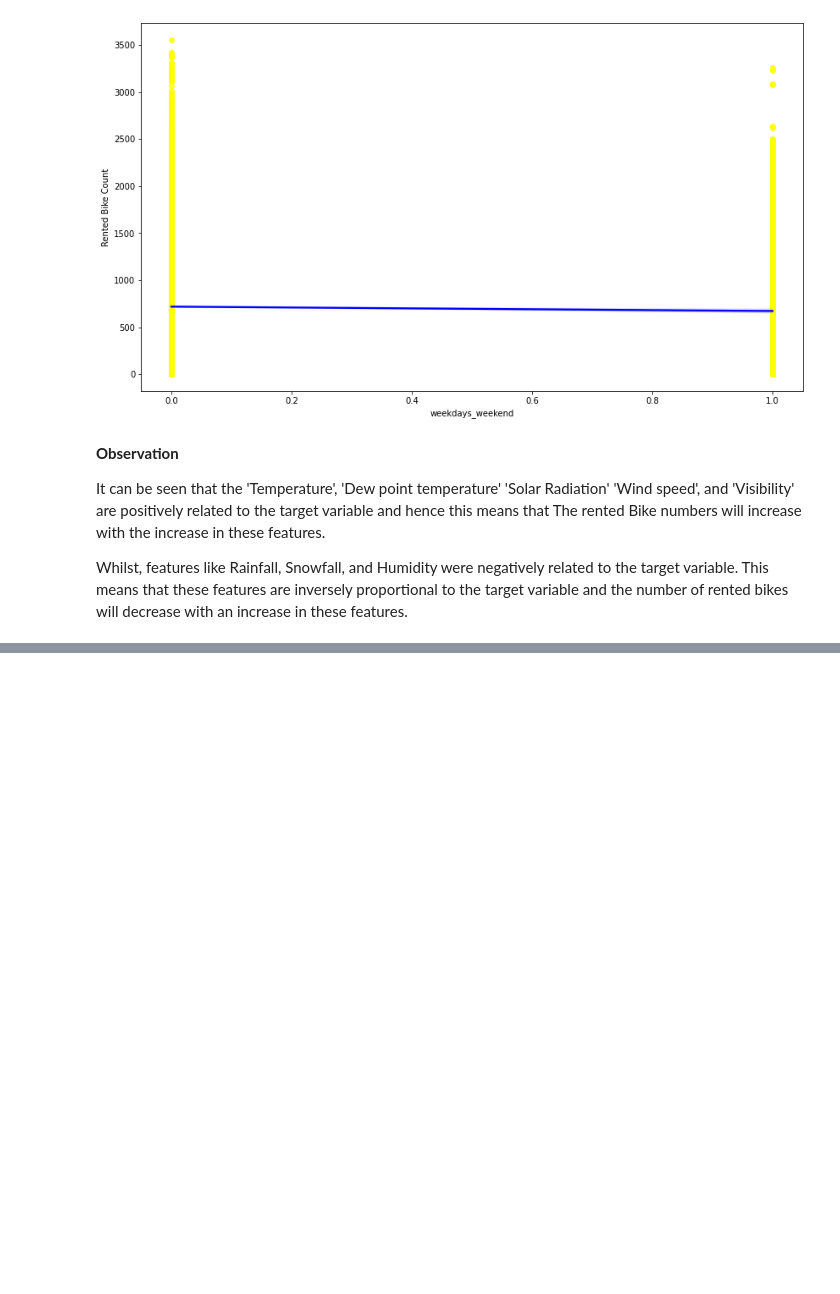
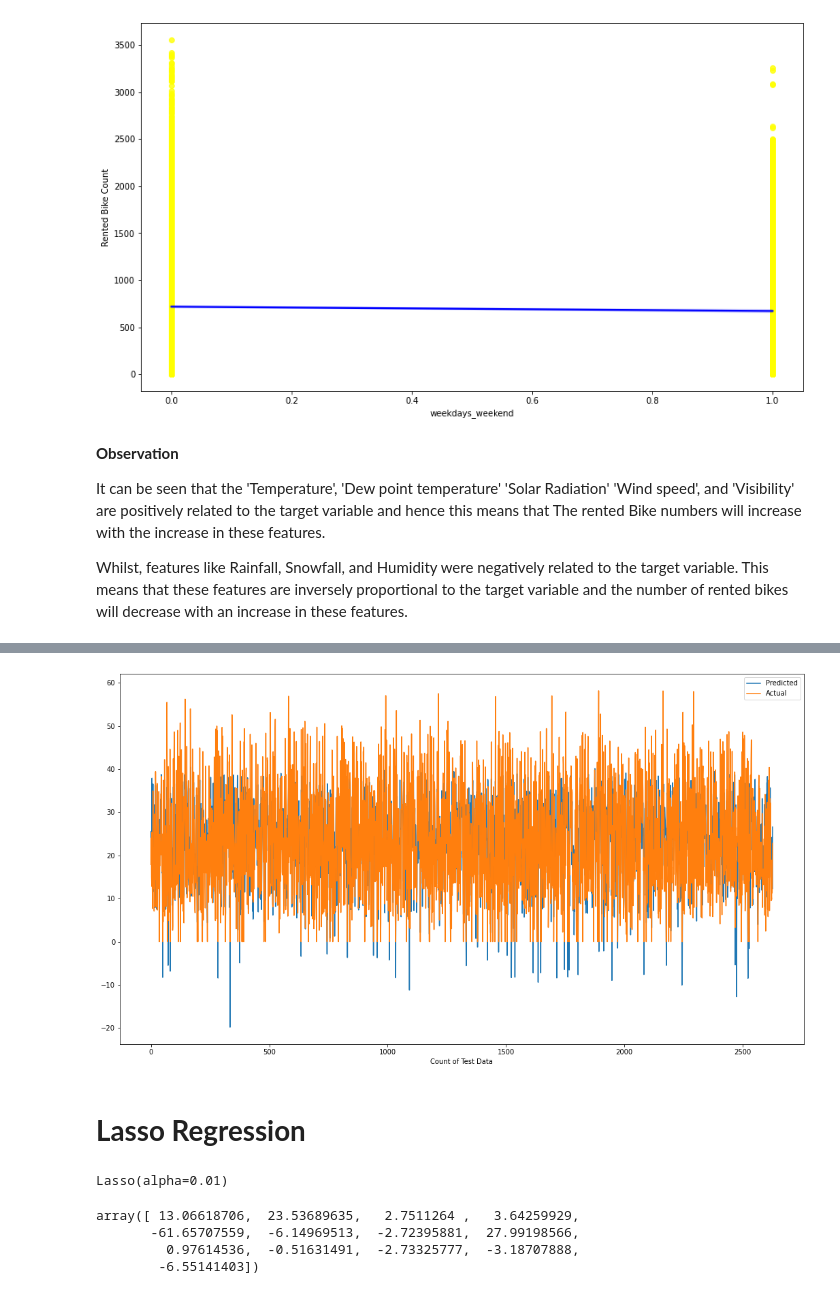
Before and after one commit to Amit-Singh-Rajput/Bike-Sharing-Demand-Prediction, a Jupyter notebook: Bike_Sharing_Demand_Prediction_Solution_Capstone_Project.ipynb, the cells around one changed output, grey strips where cells are left out. Drawn from its saved outputs; the diff is of its cells as text; code cells hidden in the pictures; blank space fills up the shorter version.

```diff
--- a/Bike_Sharing_Demand_Prediction_Solution_Capstone_Project.ipynb
+++ b/Bike_Sharing_Demand_Prediction_Solution_Capstone_Project.ipynb
@@ -694,0 +1029,11 @@ Whilst, features like Rainfall, Snowfall, and Humidity were negatively related t
+# %%
+plt.figure(figsize=(18,10))
+plt.plot(y_pred_test)
+plt.plot(np.array(y_test))
+plt.legend(["Predicted","Actual"])
+plt.xlabel('Count of Test Data')
+plt.show()
+# %% [output]
+[figure, added]
+# %% [markdown]
+# **Lasso Regression**
@@ -694,0 +1043,13 @@ Whilst, features like Rainfall, Snowfall, and Humidity were negatively related t
+# %%
+# Fitting and training the model
+lasso_reg.fit(X_train,y_train)
+# %% [output]
+Lasso(alpha=0.01)
+# %%
+# Checking coefficient
+lasso_reg.coef_
+# %% [output]
+array([ 13.06618706,  23.53689635,   2.7511264 ,   3.64259929,
+       -61.65707559,  -6.14969513,  -2.72395881,  27.99198566,
+         0.97614536,  -0.51631491,  -2.73325777,  -3.18707888,
+        -6.55141403])
```
Also changed, not shown: parts of 63 cells of this notebook.
